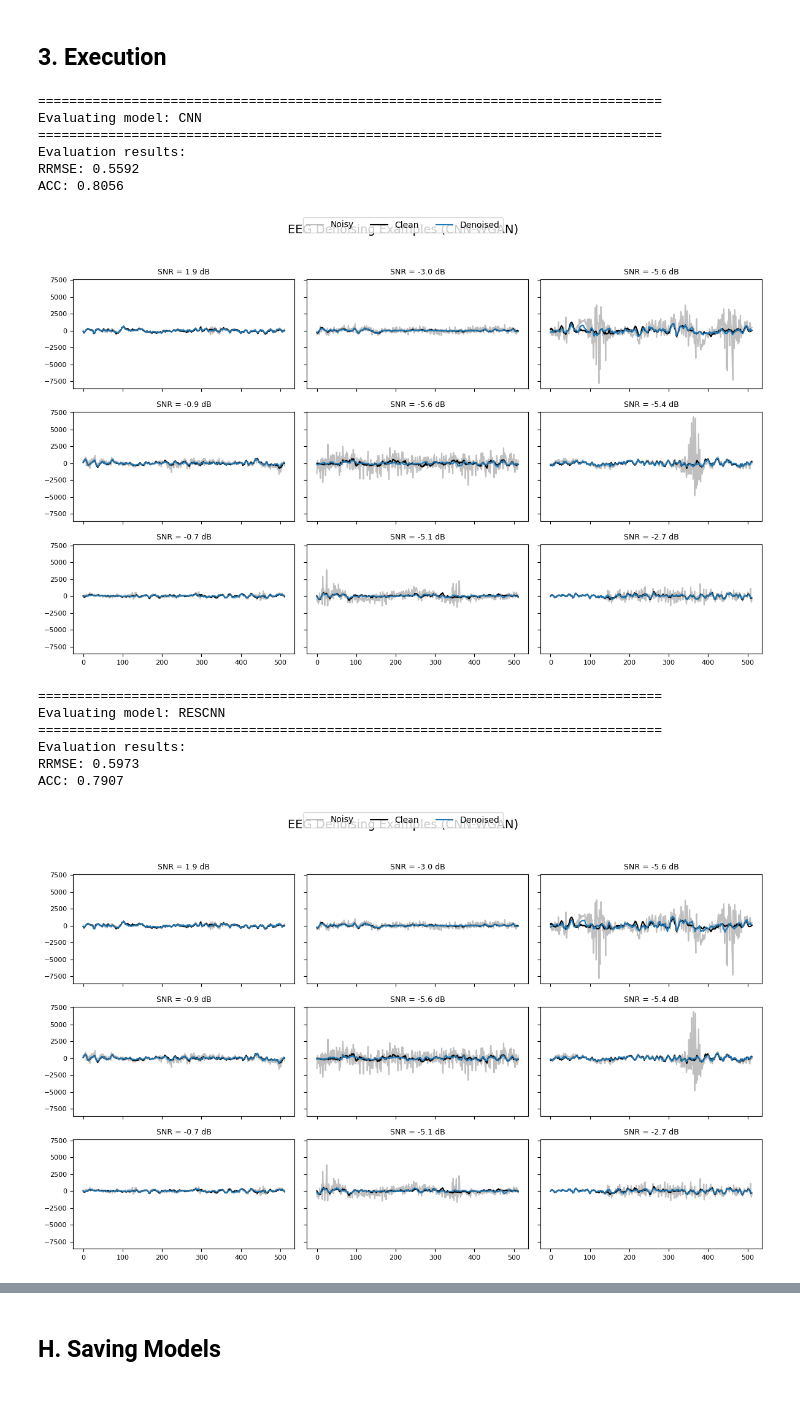
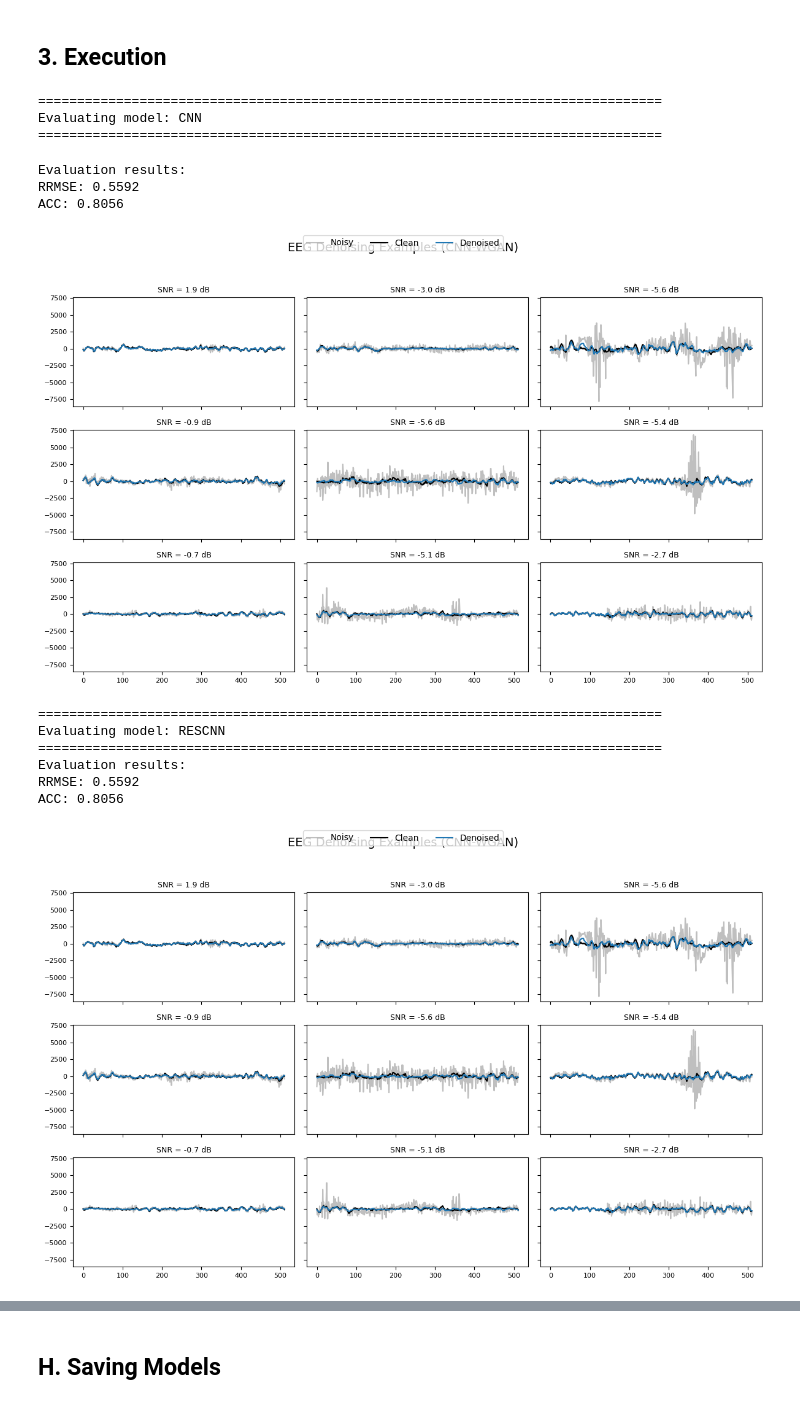
Before and after one commit to candrasengkala/WGAN-EEG-FPGA, a Jupyter notebook: src/notebooks/final_model.ipynb, the cells around one changed output, grey strips where cells are left out. Saved outputs shown, nothing was run; the diff lists cells and outputs as text; code cells hidden in the pictures.

```diff
--- a/src/notebooks/final_model.ipynb
+++ b/src/notebooks/final_model.ipynb
@@ -51,7 +51,7 @@ Each epoch is:
 - Fixed-length
 - Time-domain signal
 # %%
-ENV = "kaggle" # or "local"
+ENV = "local" # or "local"
 # %%
 if ENV == "kaggle":
     EEG = np.load("/kaggle/input/eeg-denoise-net/EEG_all_epochs.npy")
@@ -1796,44 +1832,44 @@ for model_name in MODELS:
     print("=" * 80)
 
     # ---- rebuild model ----
-    G = trained_models[model_name]['G']
+    # G = trained_models[model_name]['G']
 
     if SAVE_MODELS:
-        G.load_state_dict(torch.load(f"checkpoints/{model_name}_G_{TIMESTAMP}.pth"))
+        G.load_state_dict(torch.load(f"checkpoints/cnn_G_20260114_024934.pth"))
 
     # ---- metrics ----
     metrics = evaluate_wgan(
         G,
         test_samples_norm,
         device
     )
 
     all_metrics[model_name] = metrics
 
     print("Evaluation results:")
     for k, v in metrics.items():
         print(f"{k}: {v:.4f}")
 
     # ---- qualitative plots ----
     plot_examples_grid(
         G,
         test_samples_norm,
         device,
         n_examples=9,
         n_cols=3
     )
 # %% [output]
 ================================================================================
 Evaluating model: CNN
 ================================================================================
-Evaluation results:
-RRMSE: 0.5592
-ACC: 0.8056
+Evaluation results:
+RRMSE: 0.5592
+ACC: 0.8056
 [figure]
-================================================================================
-Evaluating model: RESCNN
-================================================================================
-Evaluation results:
-RRMSE: 0.5973
-ACC: 0.7907
+================================================================================
+Evaluating model: RESCNN
+================================================================================
+Evaluation results:
+RRMSE: 0.5592
+ACC: 0.8056
-[figure, old version]
+[figure, new version]
```
Also changed, not shown: parts of 4 cells of this notebook.
